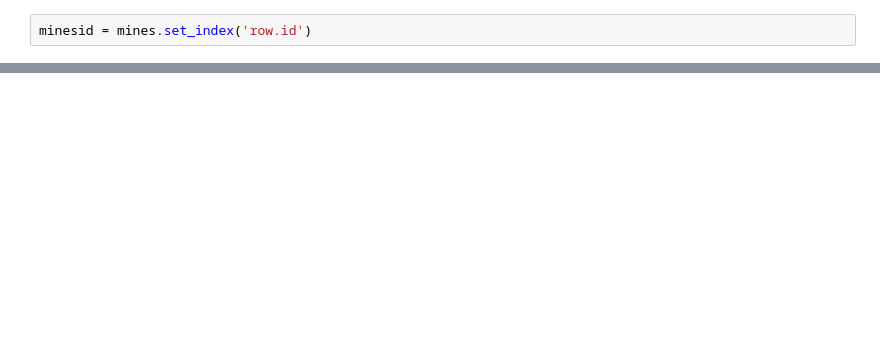
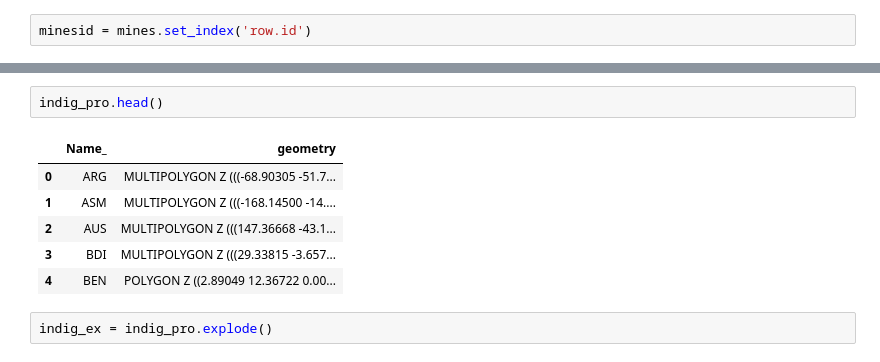
Before and after one commit to cbenitezavila/DCRM, a Jupyter notebook: footprint.ipynb, the cells around one changed output, grey strips where cells are left out. Cells and saved outputs as stored; diff of their text form; blank space fills up the shorter version.

```diff
--- a/footprint.ipynb
+++ b/footprint.ipynb
@@ -71,0 +147,11 @@ def footprinting(mland, iland, buffer=False, *args):
+# %%
+indig_pro.head()
+# %% [output]
+|  | Name_ | geometry |
+| 0 | ARG | MULTIPOLYGON Z (((-68.90305 -51.7... |
+| 1 | ASM | MULTIPOLYGON Z (((-168.14500 -14.... |
+| 2 | AUS | MULTIPOLYGON Z (((147.36668 -43.1... |
+| 3 | BDI | MULTIPOLYGON Z (((29.33815 -3.657... |
+| 4 | BEN | POLYGON Z ((2.89049 12.36722 0.00... |
+# %%
+indig_ex = indig_pro.explode()
```
Also changed, not shown: parts of 26 cells of this notebook.
